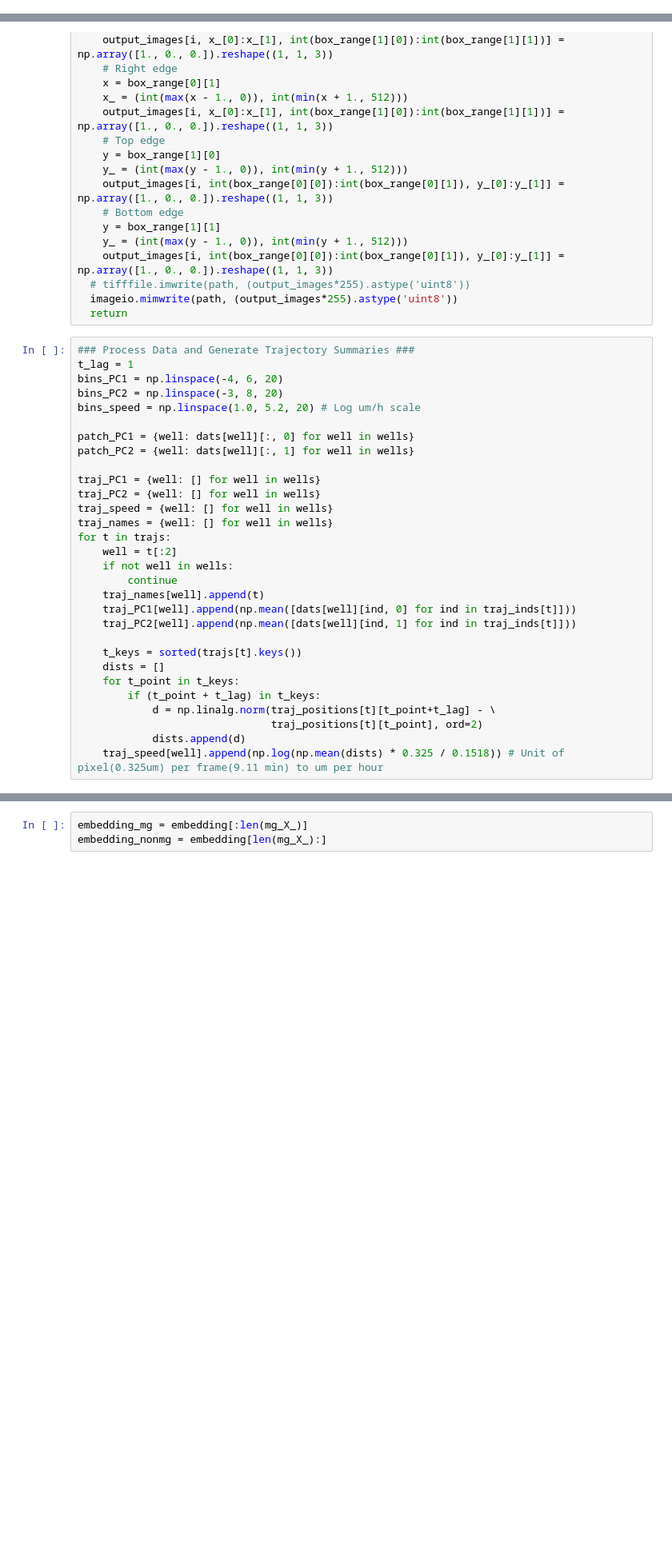
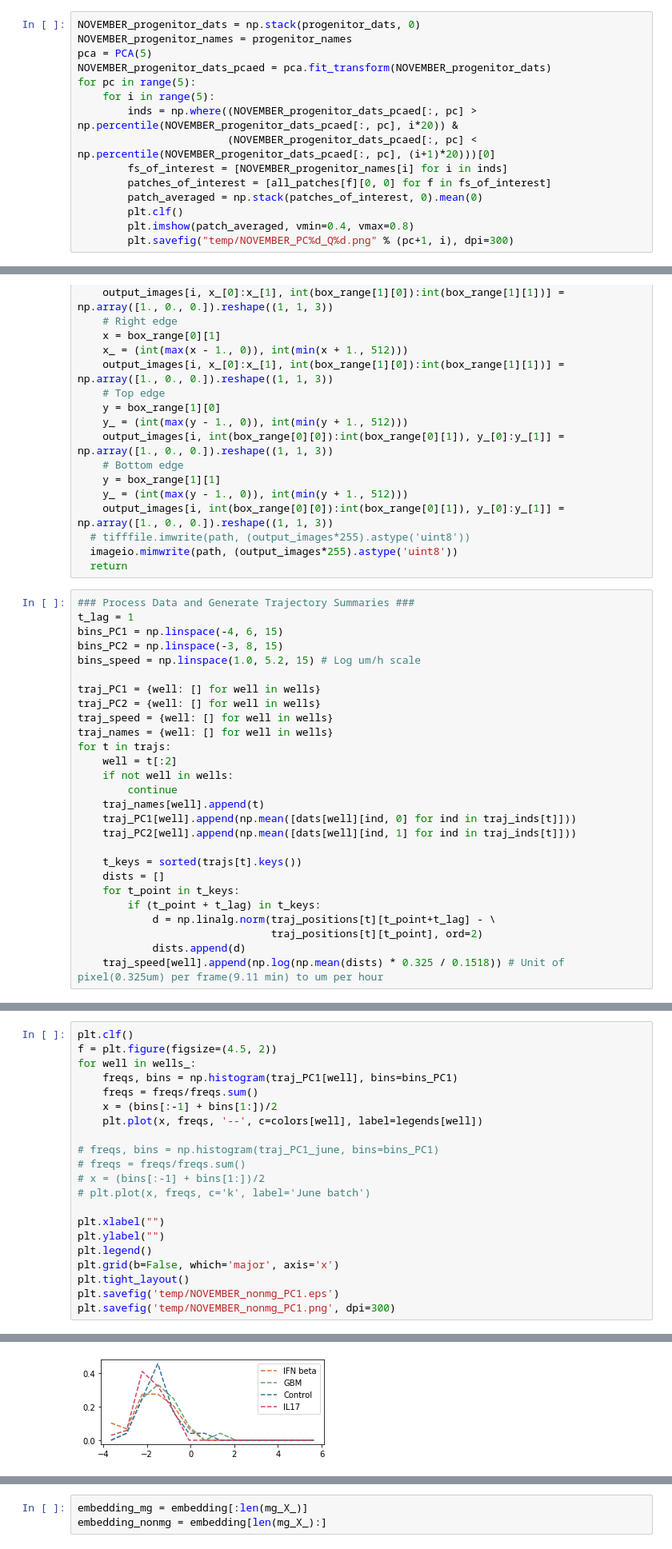
Before and after one commit to mehta-lab/dynamorph, a Jupyter notebook: NOVEMBER_Progenitor.ipynb, the cells around one changed output, grey strips where cells are left out. Shown at 80% size. Drawn from its saved outputs; the diff is of its cells as text; blank space fills up the shorter version.

```diff
--- a/NOVEMBER_Progenitor.ipynb
+++ b/NOVEMBER_Progenitor.ipynb
@@ -100,0 +142,15 @@ _, _, traj_inds, trajs, traj_positions = pickle.load(open('NOVEMBER_dat_nonmg_sa
+# %%
+NOVEMBER_progenitor_dats = np.stack(progenitor_dats, 0)
+NOVEMBER_progenitor_names = progenitor_names
+pca = PCA(5)
+NOVEMBER_progenitor_dats_pcaed = pca.fit_transform(NOVEMBER_progenitor_dats)
+for pc in range(5):
+    for i in range(5):
+        inds = np.where((NOVEMBER_progenitor_dats_pcaed[:, pc] > np.percentile(NOVEMBER_progenitor_dats_pcaed[:, pc], i*20)) &
+                        (NOVEMBER_progenitor_dats_pcaed[:, pc] < np.percentile(NOVEMBER_progenitor_dats_pcaed[:, pc], (i+1)*20)))[0]
+        fs_of_interest = [NOVEMBER_progenitor_names[i] for i in inds]
+        patches_of_interest = [all_patches[f][0, 0] for f in fs_of_interest]
+        patch_averaged = np.stack(patches_of_interest, 0).mean(0)
+        plt.clf()
+        plt.imshow(patch_averaged, vmin=0.4, vmax=0.8)
+        plt.savefig("temp/NOVEMBER_PC%d_Q%d.png" % (pc+1, i), dpi=300)
@@ -193,12 +266,9 @@ def save_traj_bbox(traj, path):
 # %%
 ### Process Data and Generate Trajectory Summaries ###
 t_lag = 1
-bins_PC1 = np.linspace(-4, 6, 20)
-bins_PC2 = np.linspace(-3, 8, 20)
-bins_speed = np.linspace(1.0, 5.2, 20) # Log um/h scale
-
-patch_PC1 = {well: dats[well][:, 0] for well in wells}
-patch_PC2 = {well: dats[well][:, 1] for well in wells}
+bins_PC1 = np.linspace(-4, 6, 15)
+bins_PC2 = np.linspace(-3, 8, 15)
+bins_speed = np.linspace(1.0, 5.2, 15) # Log um/h scale
 
 traj_PC1 = {well: [] for well in wells}
 traj_PC2 = {well: [] for well in wells}
@@ -222,0 +364,22 @@ for t in trajs:
+# %%
+plt.clf()
+f = plt.figure(figsize=(4.5, 2))
+for well in wells_:
+    freqs, bins = np.histogram(traj_PC1[well], bins=bins_PC1)
+    freqs = freqs/freqs.sum()
+    x = (bins[:-1] + bins[1:])/2
+    plt.plot(x, freqs, '--', c=colors[well], label=legends[well])
+
+# freqs, bins = np.histogram(traj_PC1_june, bins=bins_PC1)
+# freqs = freqs/freqs.sum()
+# x = (bins[:-1] + bins[1:])/2
+# plt.plot(x, freqs, c='k', label='June batch')
+
+plt.xlabel("")
+plt.ylabel("")
+plt.legend()
+plt.grid(b=False, which='major', axis='x')
+plt.tight_layout()
+plt.savefig('temp/NOVEMBER_nonmg_PC1.eps')
+plt.savefig('temp/NOVEMBER_nonmg_PC1.png', dpi=300)
+# %% [output]
@@ -222,0 +389 @@ for t in trajs:
+[figure, added]
```
Also changed, not shown: parts of 27 cells of this notebook.
